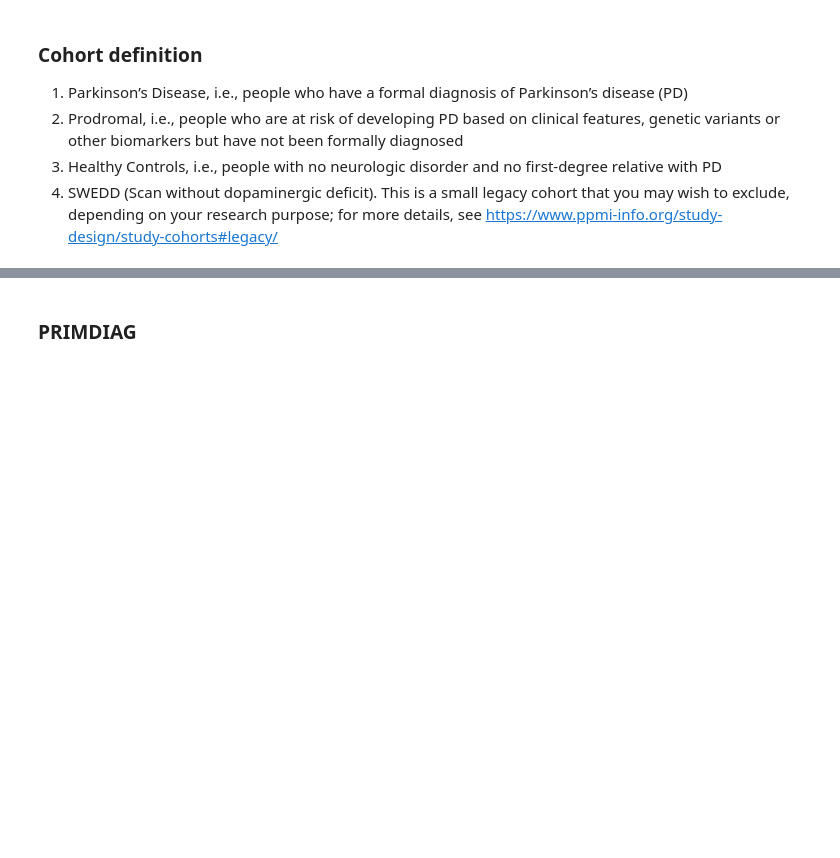
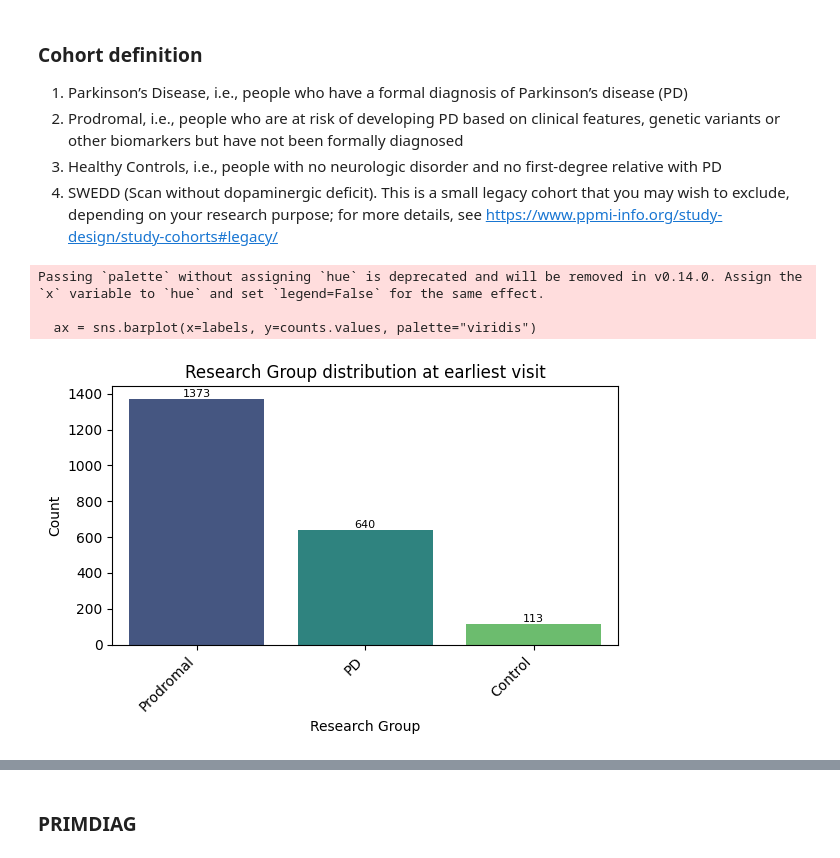
Before and after one commit to PierreFalconnier/mri-preprocessing, a Jupyter notebook: exploration/ppmi/ppmi_explo.ipynb, the cells around one changed output, grey strips where cells are left out. Saved outputs shown, nothing was run; the diff lists cells and outputs as text; code cells hidden in the pictures; blank space fills up the shorter version.

```diff
--- a/exploration/ppmi/ppmi_explo.ipynb
+++ b/exploration/ppmi/ppmi_explo.ipynb
@@ -55,0 +103,7 @@ df[list(all_keys)].head(2)
+# %%
+# Filter out ignored descriptions
+PPMI_IMAGING_IGNORED_PATH = CURRENT_DIR / "ppmi_imaging_ignored.csv"
+ignore_df = pd.read_csv(PPMI_IMAGING_IGNORED_PATH)
+ignore_set = set(ignore_df["Description"].str.strip().str.upper())
+ida_df["Description_clean"] = ida_df["Description"].astype(str).str.strip().str.upper()
+ida_df = ida_df[~ida_df["Description_clean"].isin(ignore_set)].copy()
@@ -55,0 +175,2 @@ df[list(all_keys)].head(2)
+# %%
+clinical_df = pd.read_excel(CURATED_CSV, sheet_name="20251013")
@@ -66,7 +306,0 @@ df["Study Date"] = pd.to_datetime(df["Study Date"], errors="coerce")
-# %%
-# filter out ignored descriptions
-PPMI_IMAGING_IGNORED_PATH = CURRENT_DIR / "ppmi_imaging_ignored.csv"
-ignore_df = pd.read_csv(PPMI_IMAGING_IGNORED_PATH)
-ignore_set = set(ignore_df["Description"].str.strip().str.upper())
-df["Description_clean"] = df["Description"].astype(str).str.strip().str.upper()
-df = df[~df["Description_clean"].isin(ignore_set)].copy()
@@ -345,14 +475,22 @@ plot_hist(baseline_unique, "age_at_visit", title="Age at baseline")
 4. SWEDD (Scan without dopaminergic deficit). This is a small legacy cohort that you may wish to exclude, depending on your research purpose; for more details, see https://www.ppmi-info.org/study-design/study-cohorts#legacy/
 # %%
 # diagnosis at baseline
-print("Diagnosis distribution at baseline:")
+earliest_visit_df = df[df["age_at_visit"] == df["age_at_earliest_visit"]].copy()
+baseline_unique = earliest_visit_df.drop_duplicates(
+    subset=["PATNO"]
+)  # keep first occurence
 cohort_counts = baseline_unique["Research Group"].value_counts(dropna=False)
 # print(cohort_counts.to_frame().T)
 plot_bar(
     baseline_unique.reset_index(drop=True),
     "Research Group",
-    title="Research Group distribution at baseline",
+    title="Research Group distribution at earliest visit",
 )
+# %% [output]
+Passing `palette` without assigning `hue` is deprecated and will be removed in v0.14.0. Assign the `x` variable to `hue` and set `legend=False` for the same effect.
+
+  ax = sns.barplot(x=labels, y=counts.values, palette="viridis")
+[figure, added]
 # %%
 cohort_counts = baseline_unique["COHORT_DESC"].value_counts(dropna=False)
 # print(cohort_counts.to_frame().T)
```
Also changed, not shown: parts of 61 cells of this notebook, 10 other files.
